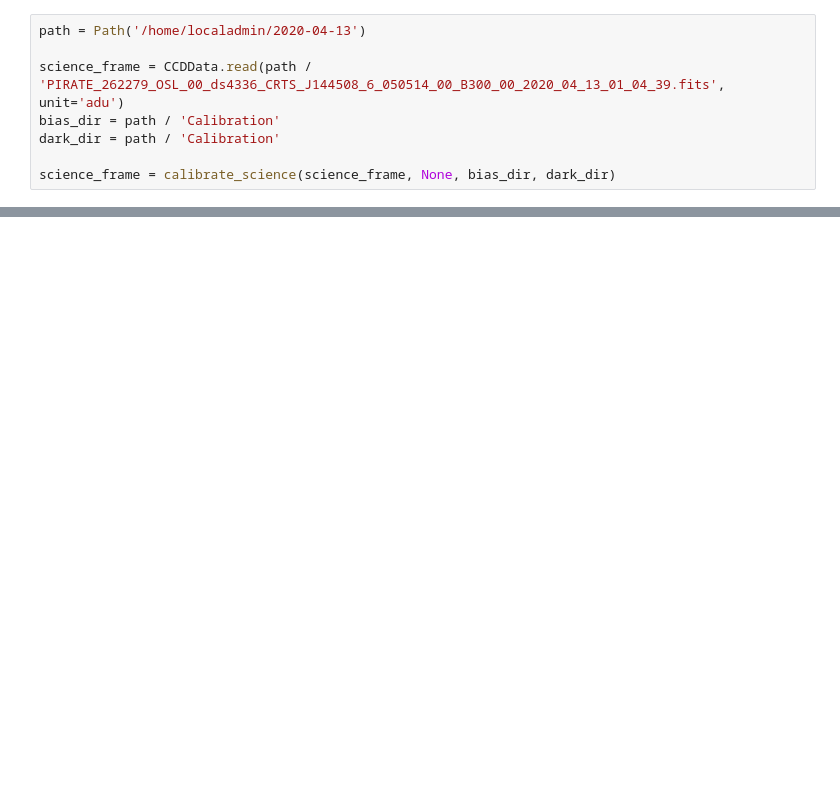
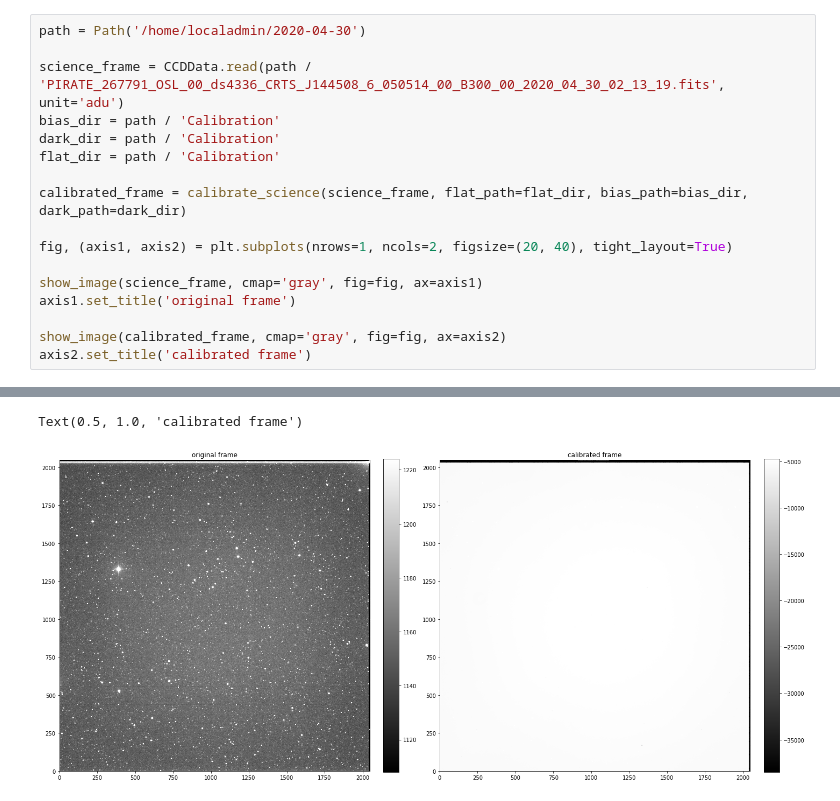
Before and after one commit to porkfactor/SXS810, a Jupyter notebook: Calibrate Bias.ipynb, the cells around one changed output, grey strips where cells are left out. Saved outputs shown, nothing was run; the diff lists cells and outputs as text; blank space fills up the shorter version.

Commit message:
working calibration pipeline, however need to look at handling 'bad' flats

```diff
--- a/Calibrate Bias.ipynb
+++ b/Calibrate Bias.ipynb
@@ -356,10 +415,20 @@ def calibrate_science(
 
     return science_frame
 # %%
-path = Path('/home/localadmin/2020-04-13')
+path = Path('/home/localadmin/2020-04-30')
 
-science_frame = CCDData.read(path / 'PIRATE_262279_OSL_00_ds4336_CRTS_J144508_6_050514_00_B300_00_2020_04_13_01_04_39.fits', unit='adu')
+science_frame = CCDData.read(path / 'PIRATE_267791_OSL_00_ds4336_CRTS_J144508_6_050514_00_B300_00_2020_04_30_02_13_19.fits', unit='adu')
 bias_dir = path / 'Calibration'
 dark_dir = path / 'Calibration'
+flat_dir = path / 'Calibration'
 
-science_frame = calibrate_science(science_frame, None, bias_dir, dark_dir)
+calibrated_frame = calibrate_science(science_frame, flat_path=flat_dir, bias_path=bias_dir, dark_path=dark_dir)
+
+fig, (axis1, axis2) = plt.subplots(nrows=1, ncols=2, figsize=(20, 40), tight_layout=True)
+
+show_image(science_frame, cmap='gray', fig=fig, ax=axis1)
+axis1.set_title('original frame')
+
+show_image(calibrated_frame, cmap='gray', fig=fig, ax=axis2)
+axis2.set_title('calibrated frame')
+# %% [output]
@@ -365,0 +445,2 @@ science_frame = calibrate_science(science_frame, None, bias_dir, dark_dir)
+Text(0.5, 1.0, 'calibrated frame')
+[figure, added]
```
Also changed, not shown: parts of 3 cells of this notebook.
